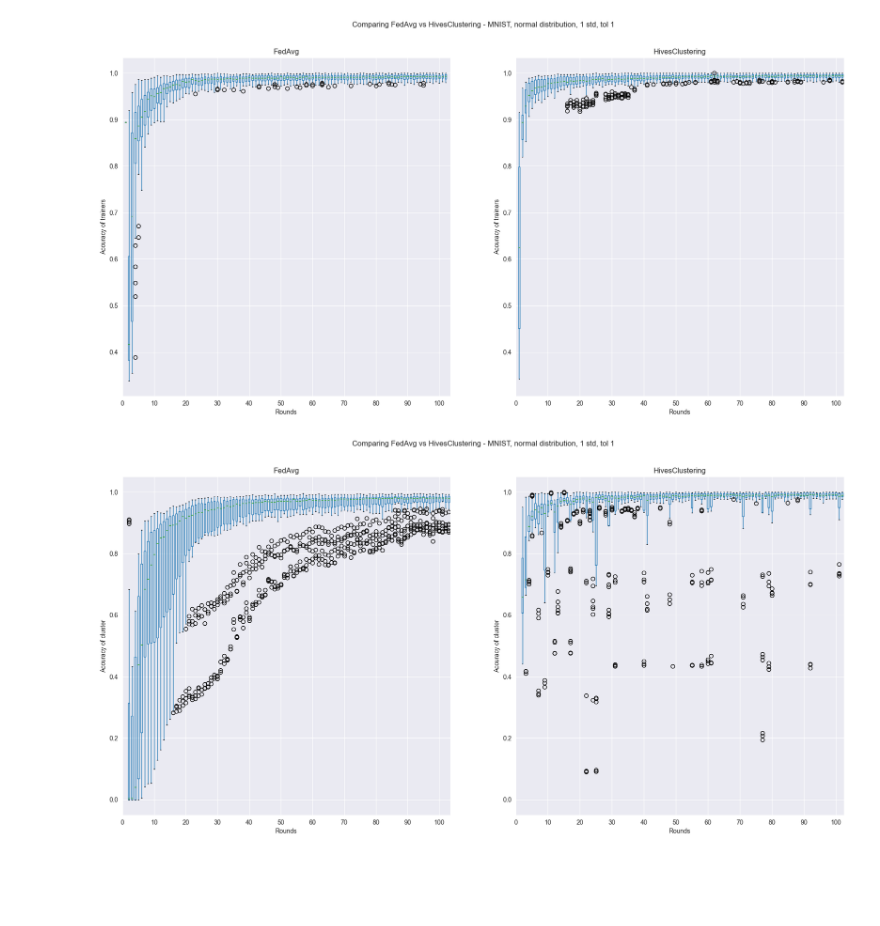
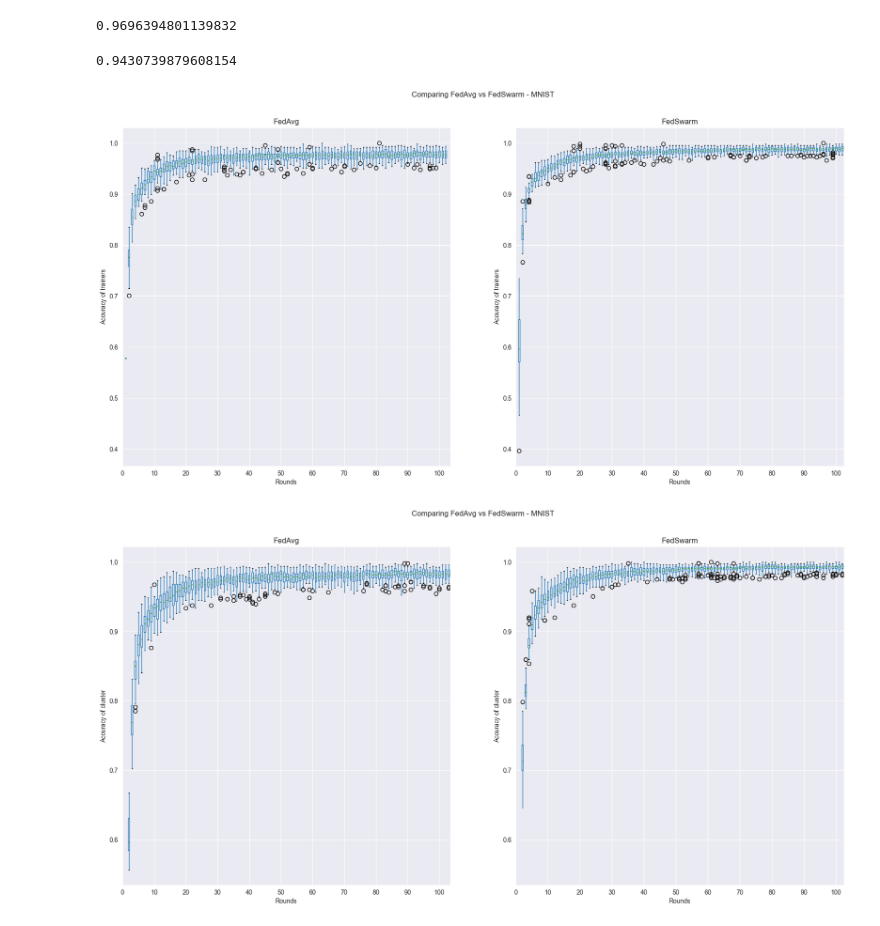
Before and after one commit to Mick00/dml, a Jupyter notebook: notebooks/analytics/comparison.ipynb, the cells around one changed output. Cells and saved outputs as stored; diff of their text form; code cells hidden in the pictures; blank space fills up the shorter version.

```diff
--- a/notebooks/analytics/comparison.ipynb
+++ b/notebooks/analytics/comparison.ipynb
@@ -38,6 +38,7 @@ COMPARABLE = [
         "classification",
         "LeNet"
     ),
+    #index 2
     comparison(
         "fed_avg_02",
         "daeclust_2000_07",
@@ -109,7 +110,7 @@ COMPARABLE = [
     )
 ]
 
-COMPARE_INDEX = 10
+COMPARE_INDEX = 0
 
 meta_info = COMPARABLE[COMPARE_INDEX]
 
@@ -162 +163,11 @@ round_id
 Name: test_acc, Length: 103, dtype: float64
+# %%
+fed_avg["label"] = "FedAvg"
+declust["label"] = "FedSwarm"
+
+import seaborn as sns
+
+merged = pd.concat([fed_avg, declust])
+ax = sns.boxplot(merged.loc[merged.round_id == 98], x="label", y="test_acc")
+ax.set(ylim=(0.9, 1))
+plt.show()
@@ -163,3 +176,11 @@ Name: test_acc, Length: 103, dtype: float64
+# %%
+fed_avg["test_acc"].loc[fed_avg.round_id == 101].min()
+# %% [output]
+0.9696394801139832
+# %%
+declust["test_acc"].loc[declust.round_id == 101].min()
+# %% [output]
+0.9430739879608154
 # %%
 def boxplot_from_df(ax, df, column, xticks, title):
         plot_ax = df.boxplot(column, by="round_id", ax=ax)
@@ -179,7 +200,7 @@ def compare(df_0, df_1, column, dataset=None):
     title = "FedAvg" if dataset is None else f"FedAvg - {dataset}"
     boxplot_from_df(ax, data_0, column, xticks, title)
     ax = fig.add_subplot(1, 2, 2, sharey=ax)
-    title = "HivesClustering" if dataset is None else f"HivesClustering - {dataset}"
+    title = "FedSwarm" if dataset is None else f"FedSwarm - {dataset}"
     boxplot_from_df(ax, data_1, column, xticks, title)
     return fig
 
@@ -197,37 +218,37 @@ def plot_compare(metric, max=False, min=False):
     datasets = fed_avg.dataset.unique()
     if len(datasets) > 1:
         for dataset in datasets:
             fig = compare(
                 groupby(fed_avg, dataset),
                 groupby(fed_avg, dataset),
                 metric,
                 dataset=dataset
             )
-            fig.suptitle(f'Comparing FedAvg vs HivesClustering - {meta_info.get("description")}')
+            fig.suptitle(f'Comparing FedAvg vs FedSwarm - {meta_info.get("description")}')
             savefig(fig, f"{dataset}-{metric}--{EXP_FED_AVG}--{EXP_DECLUST}")
             fig.show()
     else:
         fig = compare(
             groupby(fed_avg),
             groupby(declust),
             metric,
         )
-        fig.suptitle(f'Comparing FedAvg vs HivesClustering - {meta_info.get("description")}')
+        fig.suptitle(f'Comparing FedAvg vs FedSwarm - {meta_info.get("description")}')
         savefig(fig, f"{datasets[0]}-{metric}--{EXP_FED_AVG}--{EXP_DECLUST}")
         fig.show()
 
 def plot_meta():
     if meta_info.get("problem") == "classification":
         plot_compare("validation_acc")
         plot_compare("test_acc")
     else:
         plot_compare("validation_loss", min=True)
         plot_compare("test_loss", min=True)
 
 plot_meta()
 # %% [output]
-[figure, old version]
+[figure, new version]
-[figure, old version]
+[figure, new version]
 # %%
 import seaborn as sns
 df_declust_mean = pd.DataFrame(declust_mean)
```
Also changed, not shown: parts of 6 cells of this notebook, 15 other files.
